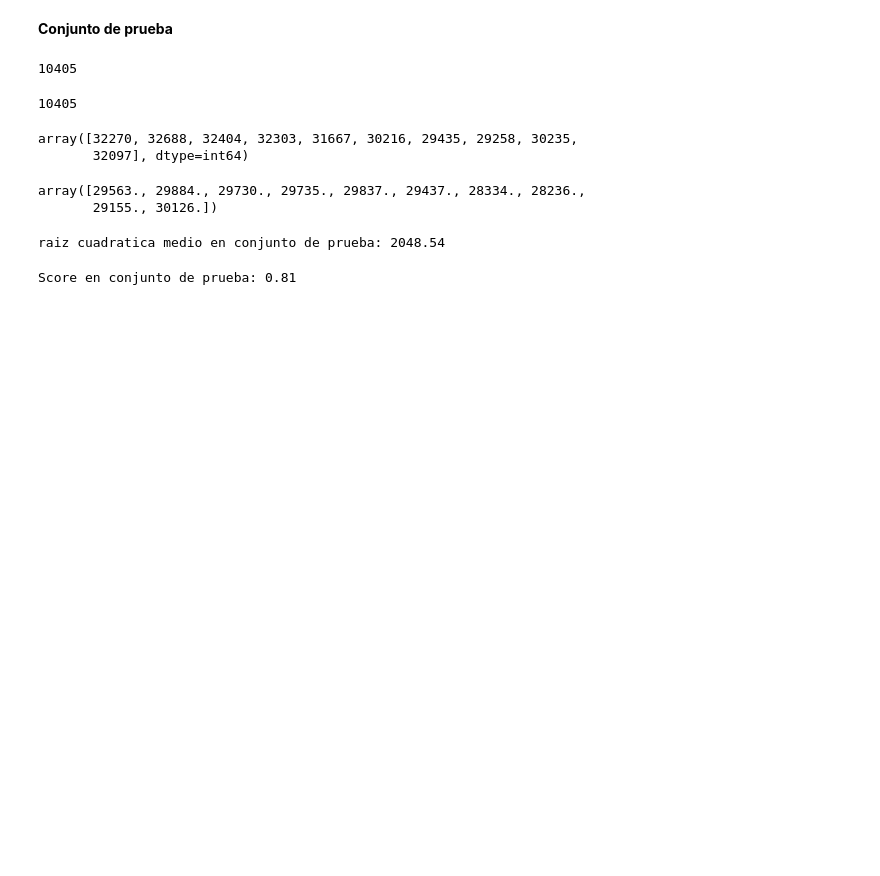
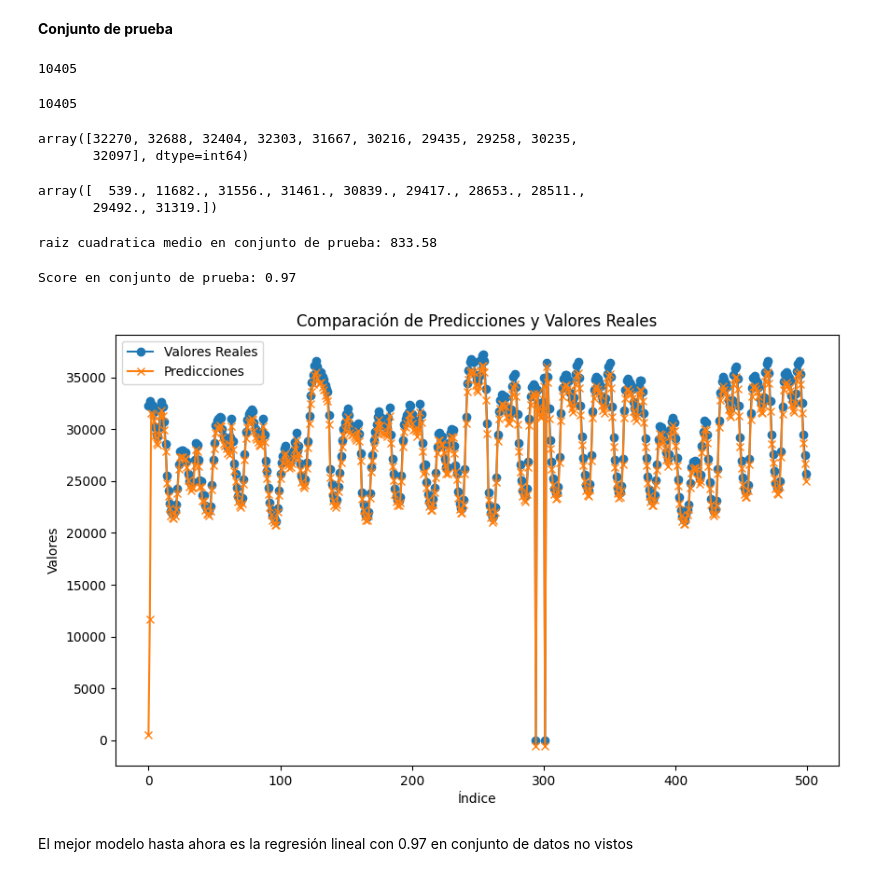
Before and after one commit to jarodriguezf/Energy_Forecast, a Jupyter notebook: docker/modelling_compose/dev/model_forecast/model_predict_load.ipynb, the cells around one changed output. Saved outputs shown, nothing was run; the diff lists cells and outputs as text; code cells hidden in the pictures; blank space fills up the shorter version.

Commit message:
best score linear regression

```diff
--- a/docker/modelling_compose/dev/model_forecast/model_predict_load.ipynb
+++ b/docker/modelling_compose/dev/model_forecast/model_predict_load.ipynb
@@ -41,7 +43,7 @@ X = df_processed
 # %%
 # Escalamos variables numericos
 def standarize(X):
-    numeric_columns = X.select_dtypes(include='number').drop(['year','month','day','hour'], axis = 1)
+    numeric_columns = X.select_dtypes(include='number').drop(['day','hour'], axis = 1)
     scaler = StandardScaler()
 
     X[numeric_columns.columns] = scaler.fit_transform(numeric_columns)
@@ -103,5 +82,0 @@ Mejores parámetros encontrados: {'bootstrap': False, 'max_depth': 20, 'max_feat
-# %%
-# Realizar el entrenamiento con los hiperparametros obtenidos
-rnd_model_regressor = RandomForestRegressor(bootstrap=False, max_depth=20, max_features='sqrt',
-                                            min_samples_leaf=5, min_samples_split=2, n_estimators=469)
-rnd_model_regressor.fit(X_train, y_train)
@@ -168,7 +105,7 @@ X_test = standarize(X_test) # estandarizacion
 # Ordenar columnas respecto a df de entrenamiento
 X_test = X_test.reindex(columns=X_train.columns)
 # %%
-pred_load_test = rnd_model_regressor.predict(X_test) # Prediccion
+pred_load_test = linear_regression_model.predict(X_test) # Prediccion
 # %%
 y_test[:10]
 # %% [output]
@@ -179,15 +116,31 @@ pred_load_test = pred_load_test.round()
 # %%
 pred_load_test[:10]
 # %% [output]
-array([29563., 29884., 29730., 29735., 29837., 29437., 28334., 28236.,
-       29155., 30126.])
+array([  539., 11682., 31556., 31461., 30839., 29417., 28653., 28511.,
+       29492., 31319.])
 # %%
 print('raiz cuadratica medio en conjunto de prueba:',round(root_mean_squared_error(y_test, pred_load_test),2))
 # %% [output]
-raiz cuadratica medio en conjunto de prueba: 2048.54
+raiz cuadratica medio en conjunto de prueba: 833.58
 # %%
 # Metrica en conjunto de prueba (coeficiente de determinación)
 r2 = r2_score(y_test, pred_load_test)
 print('Score en conjunto de prueba:',round(r2,2))
 # %% [output]
-Score en conjunto de prueba: 0.81
+Score en conjunto de prueba: 0.97
+# %%
+# Crear el gráfico de líneas
+plt.figure(figsize=(10, 6))
+plt.plot(y_test[:500], label='Valores Reales', marker='o')
+plt.plot(pred_load_test[:500], label='Predicciones', marker='x')
+
+plt.xlabel('Índice')
+plt.ylabel('Valores')
+plt.title('Comparación de Predicciones y Valores Reales')
+plt.legend()
+
+plt.show()
+# %% [output]
+[figure, added]
+# %% [markdown]
+El mejor modelo hasta ahora es la regresión lineal con 0.97 en conjunto de datos no vistos
```
Also changed, not shown: parts of 13 cells of this notebook.
